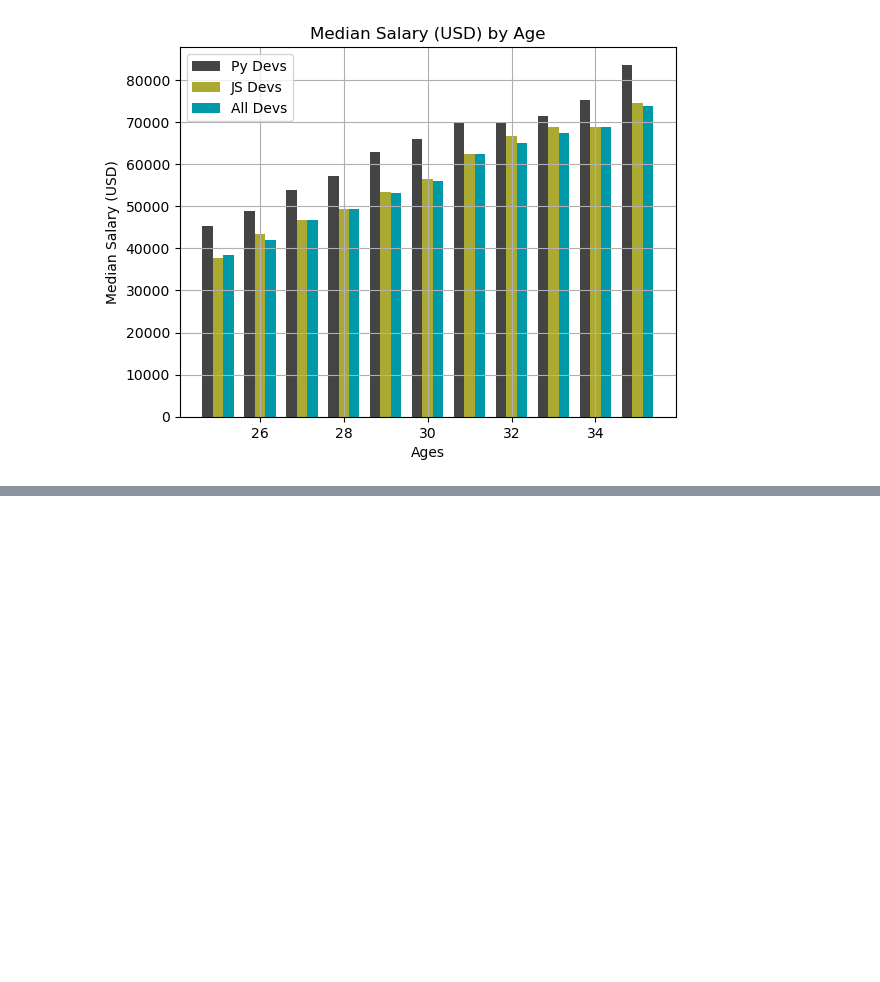
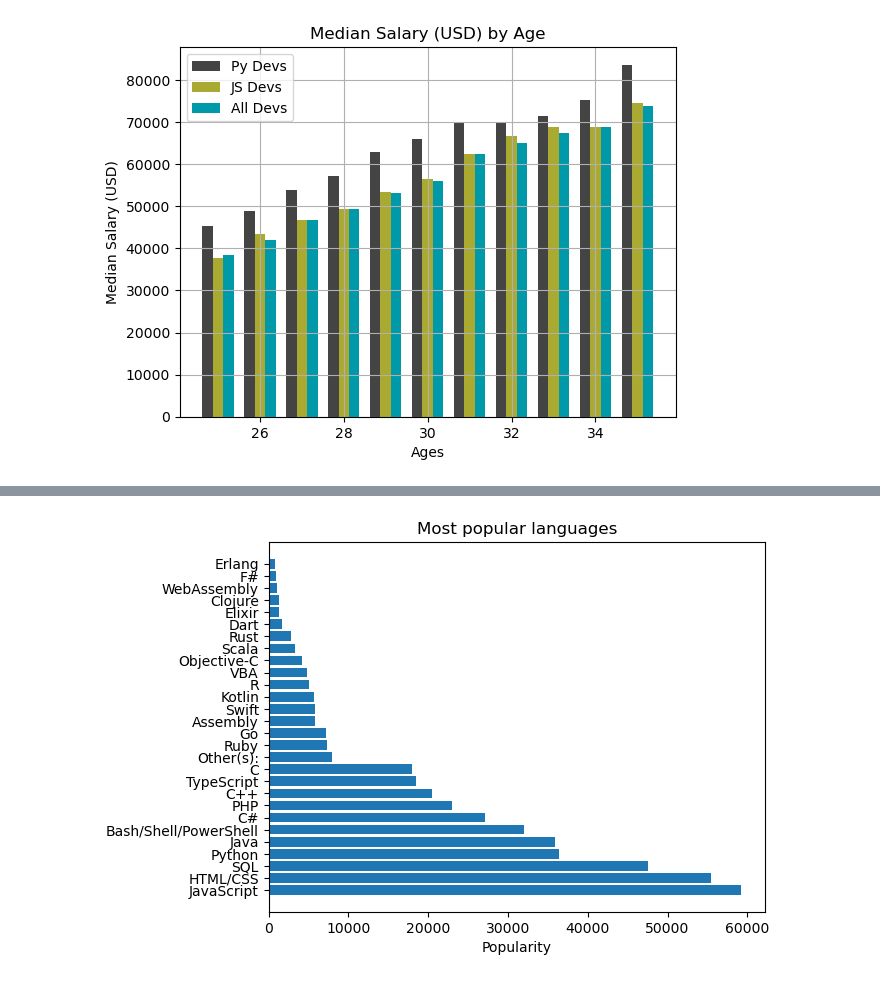
Before and after one commit to the-moisrex/codeshells, a Jupyter notebook: py.plot/matplotlib part 2.ipynb, the cells around one changed output, grey strips where cells are left out. Saved outputs shown, nothing was run; the diff lists cells and outputs as text; code cells hidden in the pictures; blank space fills up the shorter version.

```diff
--- a/py.plot/matplotlib part 2.ipynb
+++ b/py.plot/matplotlib part 2.ipynb
@@ -155,0 +244,7 @@ csv.
+# %%
+plt.barh(langs, counts)
+plt.title("Most popular languages")
+plt.xlabel("Popularity")
+plt.show()
+# %% [output]
+[figure, added]
```
Also changed, not shown: parts of 8 cells of this notebook, 2 other files.
